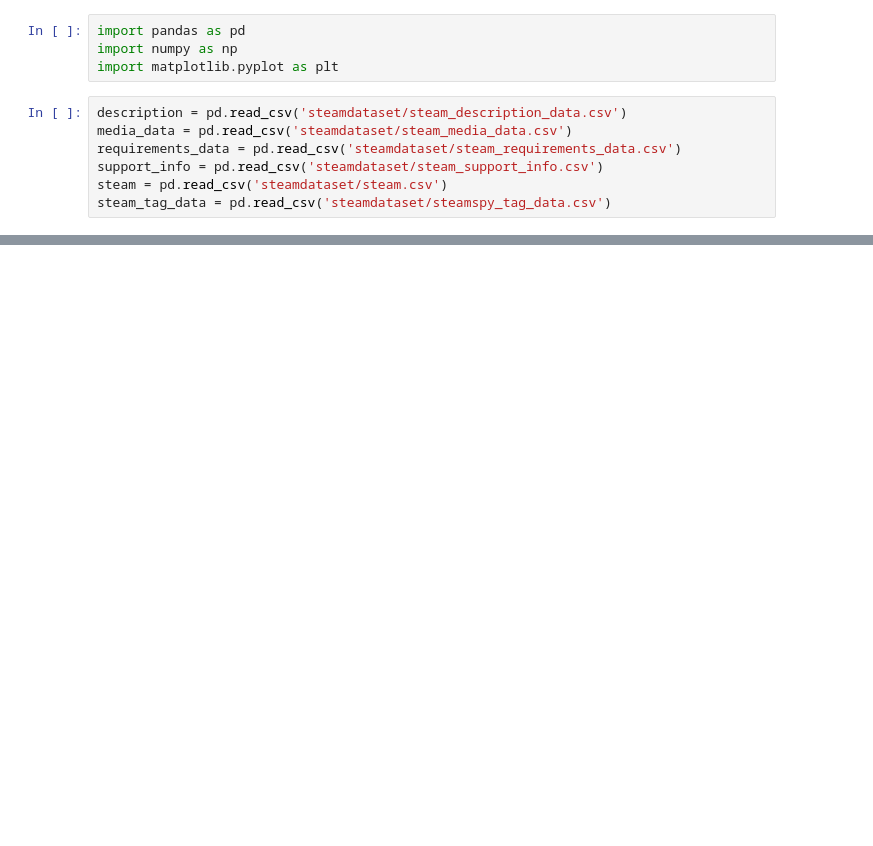
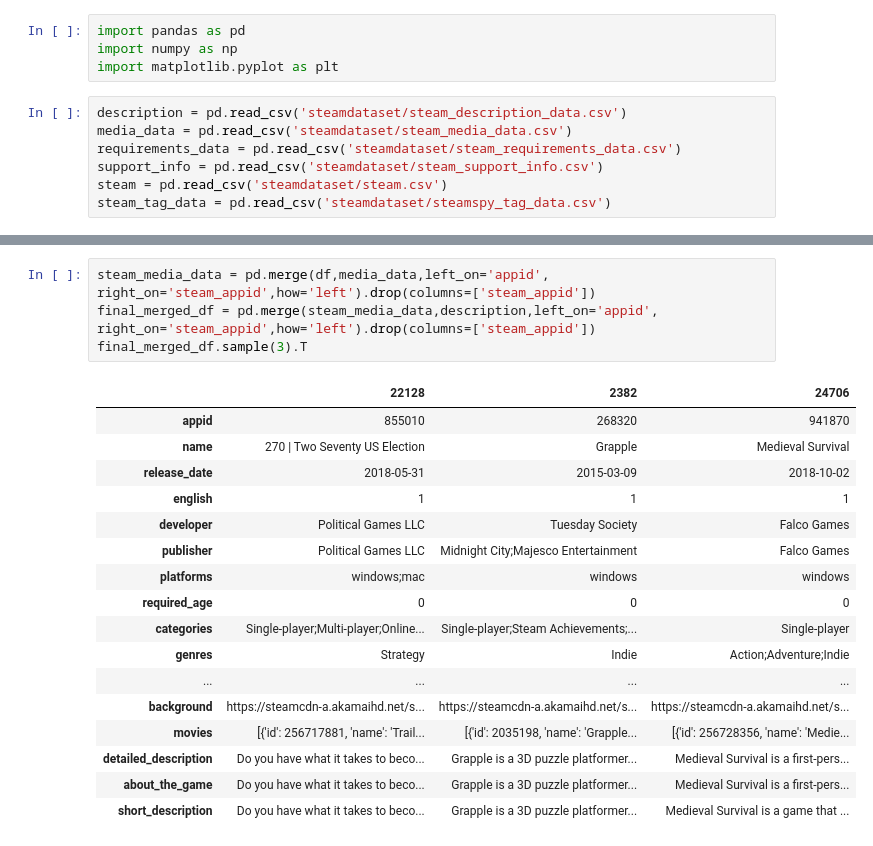
Before and after one commit to basheppo/GameRecommandationSystem, a Jupyter notebook: Data/cleanData.ipynb, the cells around one changed output, grey strips where cells are left out. Saved outputs shown, nothing was run; the diff lists cells and outputs as text; blank space fills up the shorter version.

```diff
--- a/Data/cleanData.ipynb
+++ b/Data/cleanData.ipynb
@@ -29,0 +109,22 @@ df = steam.dropna() # steam.fillna('Missing')
+# %%
+steam_media_data = pd.merge(df,media_data,left_on='appid', right_on='steam_appid',how='left').drop(columns=['steam_appid'])
+final_merged_df = pd.merge(steam_media_data,description,left_on='appid', right_on='steam_appid',how='left').drop(columns=['steam_appid'])
+final_merged_df.sample(3).T
+# %% [output]
+|  | 22128 | 2382 | 24706 |
+| appid | 855010 | 268320 | 941870 |
+| name | 270 | Two Seventy US Election | Grapple | Medieval Survival |
+| release_date | 2018-05-31 | 2015-03-09 | 2018-10-02 |
+| english | 1 | 1 | 1 |
+| developer | Political Games LLC | Tuesday Society | Falco Games |
+| publisher | Political Games LLC | Midnight City;Majesco Entertainment | Falco Games |
+| platforms | windows;mac | windows | windows |
+| required_age | 0 | 0 | 0 |
+| categories | Single-player;Multi-player;Online... | Single-player;Steam Achievements;... | Single-player |
+| genres | Strategy | Indie | Action;Adventure;Indie |
+| ... | ... | ... | ... |
+| background | https://steamcdn-a.akamaihd.net/s... | https://steamcdn-a.akamaihd.net/s... | https://steamcdn-a.akamaihd.net/s... |
+| movies | [{'id': 256717881, 'name': 'Trail... | [{'id': 2035198, 'name': 'Grapple... | [{'id': 256728356, 'name': 'Medie... |
+| detailed_description | Do you have what it takes to beco... | Grapple is a 3D puzzle platformer... | Medieval Survival is a first-pers... |
+| about_the_game | Do you have what it takes to beco... | Grapple is a 3D puzzle platformer... | Medieval Survival is a first-pers... |
+| short_description | Do you have what it takes to beco... | Grapple is a 3D puzzle platformer... | Medieval Survival is a game that ... |
```
Also changed, not shown: parts of 9 cells of this notebook, 2 other files.
